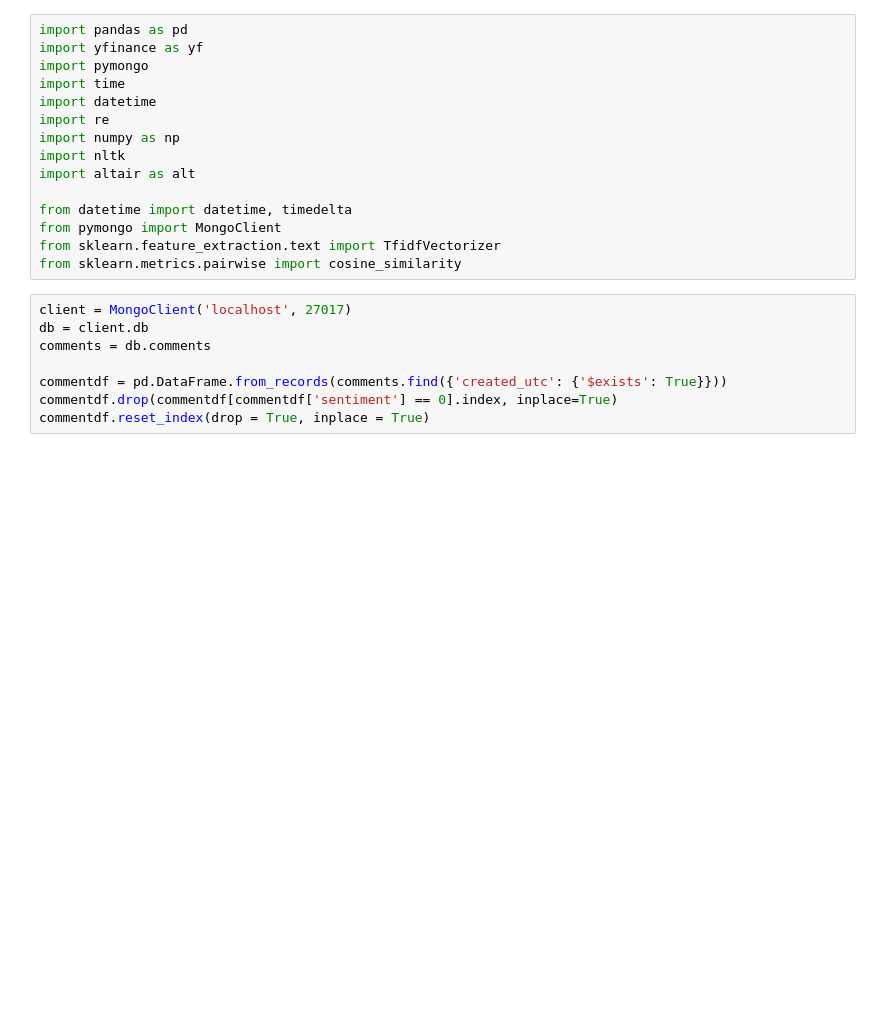
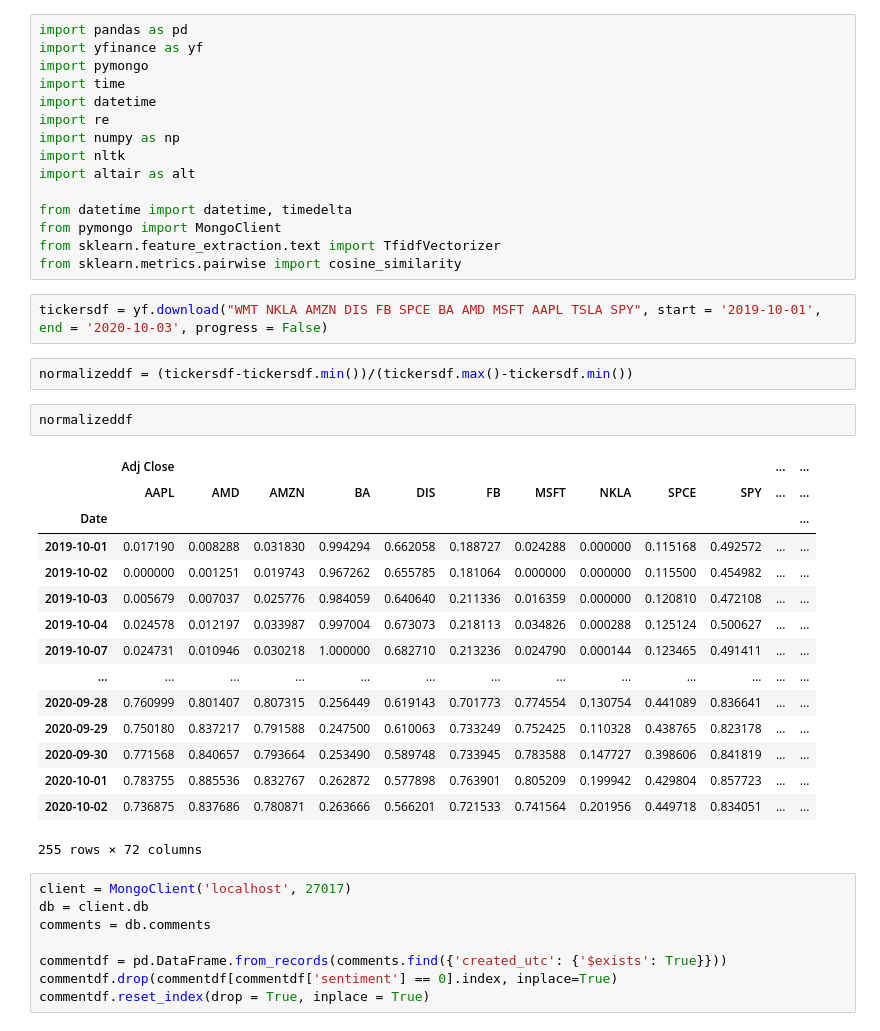
Before and after one commit to owenwjc/SentimentTrader, a Jupyter notebook: visProto.ipynb, the cells around one changed output. Cells and saved outputs as stored; diff of their text form; blank space fills up the shorter version.

```diff
--- a/visProto.ipynb
+++ b/visProto.ipynb
@@ -13,6 +13,28 @@ from datetime import datetime, timedelta
 from pymongo import MongoClient
 from sklearn.feature_extraction.text import TfidfVectorizer
 from sklearn.metrics.pairwise import cosine_similarity
+# %%
+tickersdf = yf.download("WMT NKLA AMZN DIS FB SPCE BA AMD MSFT AAPL TSLA SPY", start = '2019-10-01', end = '2020-10-03', progress = False)
+# %%
+normalizeddf = (tickersdf-tickersdf.min())/(tickersdf.max()-tickersdf.min())
+# %%
+normalizeddf
+# %% [output]
+|  | Adj Close |  |  |  |  |  |  |  |  |  | ... | ... |
+|  | AAPL | AMD | AMZN | BA | DIS | FB | MSFT | NKLA | SPCE | SPY | ... | ... |
+| Date |  |  |  |  |  |  |  |  |  |  |  | ... |
+| 2019-10-01 | 0.017190 | 0.008288 | 0.031830 | 0.994294 | 0.662058 | 0.188727 | 0.024288 | 0.000000 | 0.115168 | 0.492572 | ... | ... |
+| 2019-10-02 | 0.000000 | 0.001251 | 0.019743 | 0.967262 | 0.655785 | 0.181064 | 0.000000 | 0.000000 | 0.115500 | 0.454982 | ... | ... |
+| 2019-10-03 | 0.005679 | 0.007037 | 0.025776 | 0.984059 | 0.640640 | 0.211336 | 0.016359 | 0.000000 | 0.120810 | 0.472108 | ... | ... |
+| 2019-10-04 | 0.024578 | 0.012197 | 0.033987 | 0.997004 | 0.673073 | 0.218113 | 0.034826 | 0.000288 | 0.125124 | 0.500627 | ... | ... |
+| 2019-10-07 | 0.024731 | 0.010946 | 0.030218 | 1.000000 | 0.682710 | 0.213236 | 0.024790 | 0.000144 | 0.123465 | 0.491411 | ... | ... |
+| ... | ... | ... | ... | ... | ... | ... | ... | ... | ... | ... | ... | ... |
+| 2020-09-28 | 0.760999 | 0.801407 | 0.807315 | 0.256449 | 0.619143 | 0.701773 | 0.774554 | 0.130754 | 0.441089 | 0.836641 | ... | ... |
+| 2020-09-29 | 0.750180 | 0.837217 | 0.791588 | 0.247500 | 0.610063 | 0.733249 | 0.752425 | 0.110328 | 0.438765 | 0.823178 | ... | ... |
+| 2020-09-30 | 0.771568 | 0.840657 | 0.793664 | 0.253490 | 0.589748 | 0.733945 | 0.783588 | 0.147727 | 0.398606 | 0.841819 | ... | ... |
+| 2020-10-01 | 0.783755 | 0.885536 | 0.832767 | 0.262872 | 0.577898 | 0.763901 | 0.805209 | 0.199942 | 0.429804 | 0.857723 | ... | ... |
+| 2020-10-02 | 0.736875 | 0.837686 | 0.780871 | 0.263666 | 0.566201 | 0.721533 | 0.741564 | 0.201956 | 0.449718 | 0.834051 | ... | ... |
+255 rows × 72 columns
 # %%
 client = MongoClient('localhost', 27017)
 db = client.db
```
Also changed, not shown: parts of 1 cell of this notebook.
